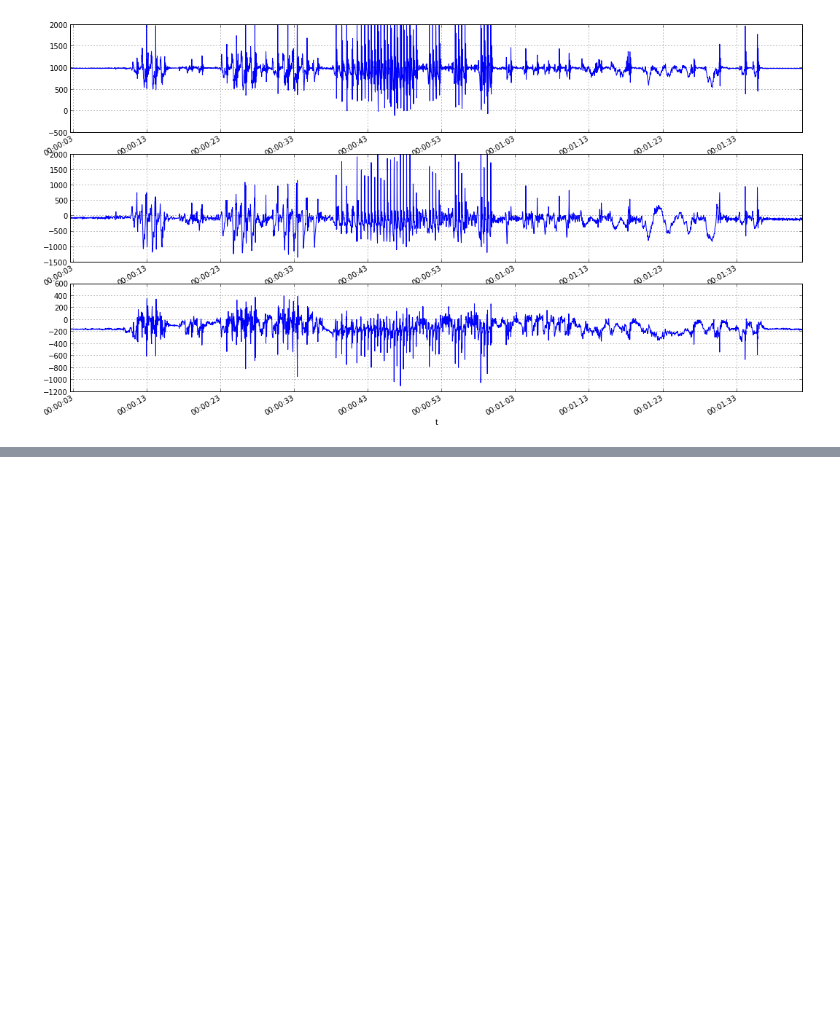
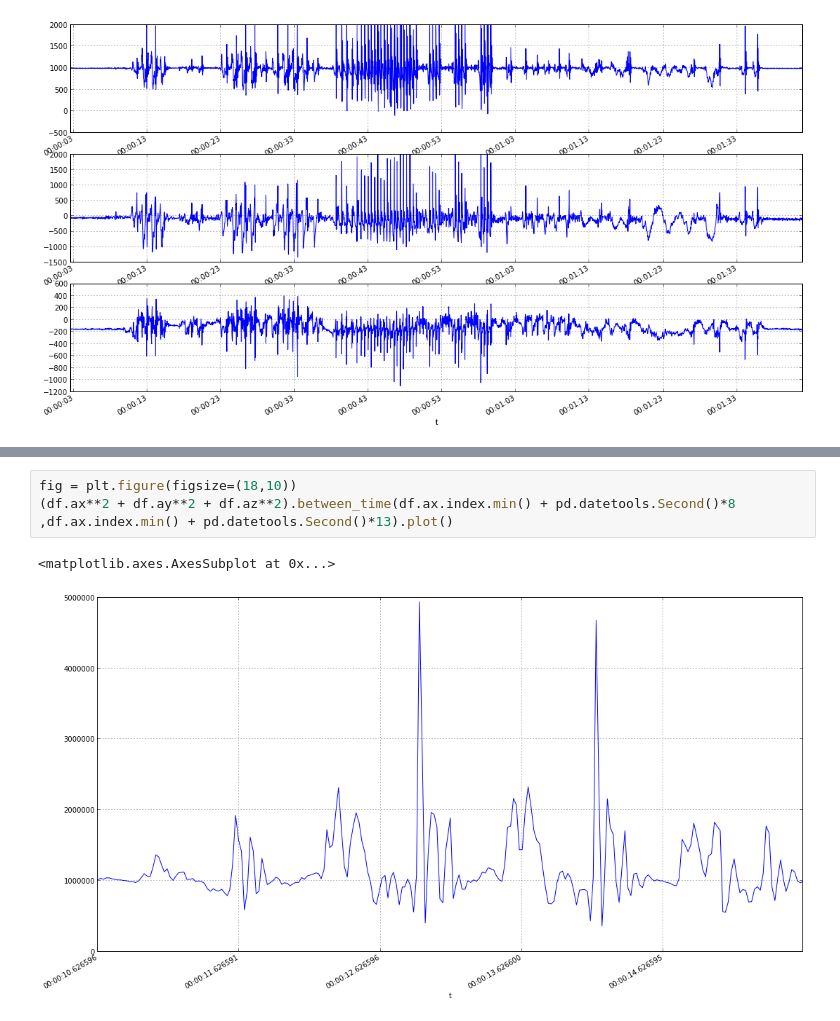
Before and after one commit to eshel/boots, a Jupyter notebook: recording1.ipynb, the cells around one changed output, grey strips where cells are left out. Cells and saved outputs as stored; diff of their text form; blank space fills up the shorter version.

```diff
--- a/recording1.ipynb
+++ b/recording1.ipynb
@@ -29,0 +29,6 @@ df.az.plot()
+# %%
+fig = plt.figure(figsize=(18,10))
+(df.ax**2 + df.ay**2 + df.az**2).between_time(df.ax.index.min() + pd.datetools.Second()*8 ,df.ax.index.min() + pd.datetools.Second()*13).plot()
+# %% [output]
+<matplotlib.axes.AxesSubplot at 0x...>
+[figure, added]
```
Also changed, not shown: parts of 3 cells of this notebook.
